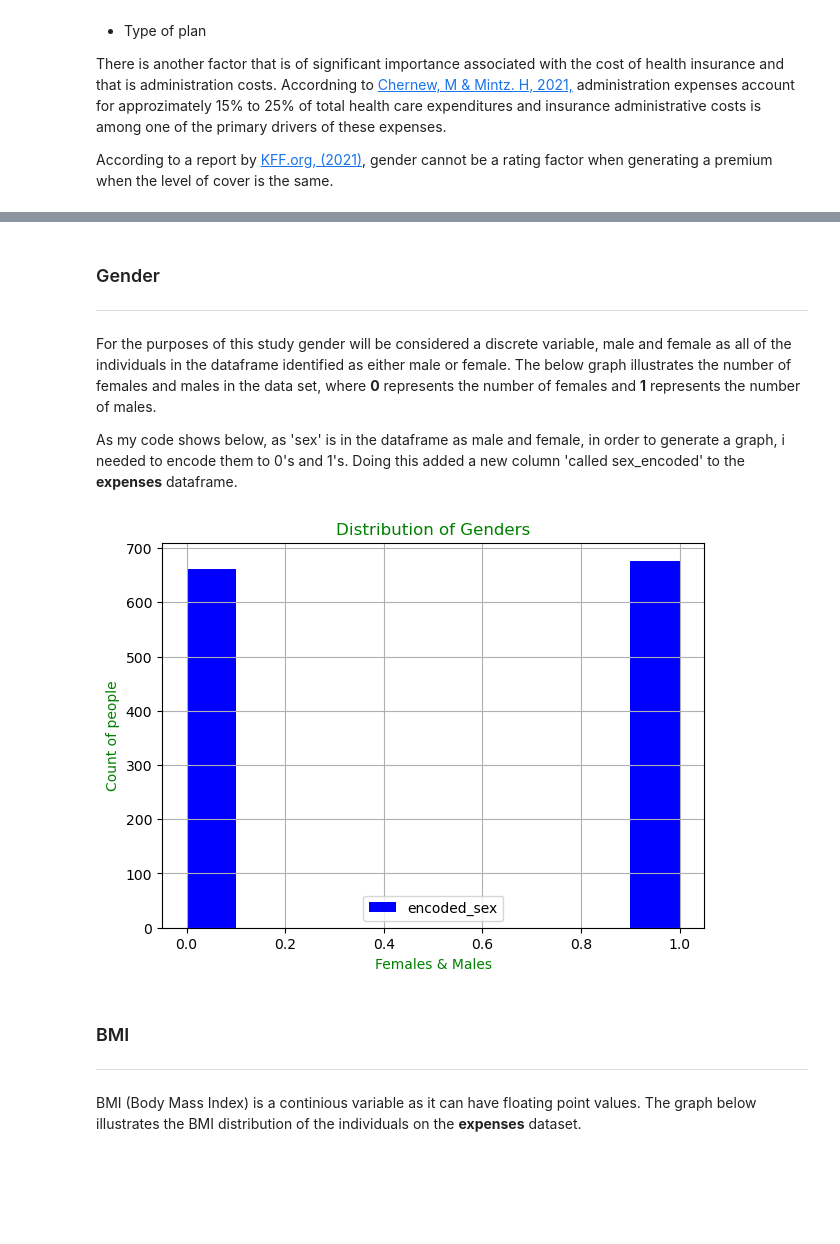
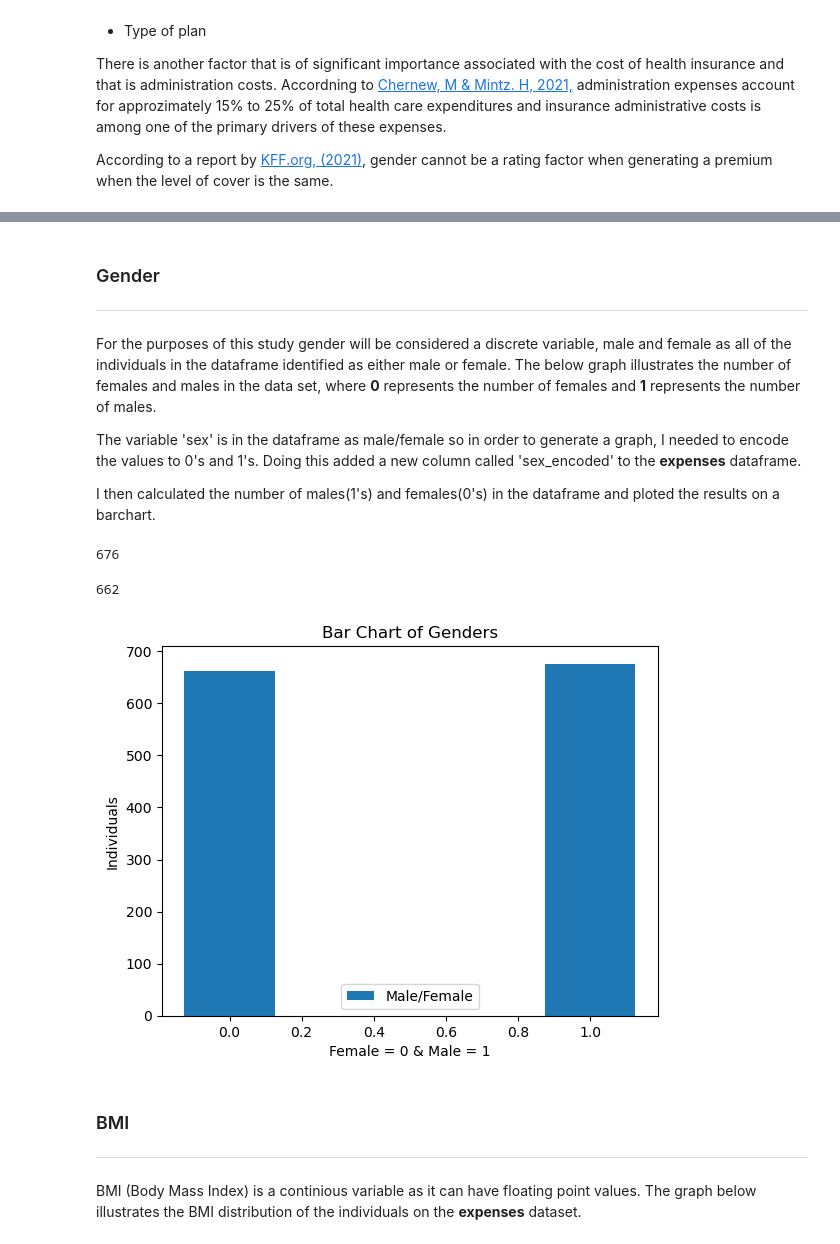
Before and after one commit to OCorry/Programming-for-Data-Analysis-Assessment-2022, a Jupyter notebook: Programming for Data Analysis Project 2022.ipynb, the cells around one changed output, grey strips where cells are left out. Drawn from its saved outputs; the diff is of its cells as text; code cells hidden in the pictures; blank space fills up the shorter version.

```diff
--- a/Programming for Data Analysis Project 2022.ipynb
+++ b/Programming for Data Analysis Project 2022.ipynb
@@ -137,7 +146,9 @@ plt.show()
 
 For the purposes of this study gender will be considered a discrete variable, male and female as all of the individuals in the dataframe identified as either male or female. The below graph illustrates the number of females and males in the data set, where **0** represents the number of females and **1** represents the number of males.
 
-As my code shows below, as 'sex' is in the dataframe as male and female, in order to generate a graph, i needed to encode them to 0's and 1's. Doing this added a new column 'called sex_encoded' to the **expenses** dataframe.
+The variable 'sex' is in the dataframe as male/female so in order to generate a graph, I needed to encode the values to 0's and 1's. Doing this added a new column called 'sex_encoded' to the **expenses** dataframe.
+
+I then calculated the number of males(1's) and females(0's) in the dataframe and ploted the results on a barchart.
 # %%
 # As gender is not in numerical form in the dataset I need to change it to numerical to generate a graph
 from sklearn.preprocessing import LabelEncoder
@@ -150,11 +165,33 @@ sex_encoded = le.fit_transform(df['sex'])
+# %%
+#converting 'sex_encoded column to a numpy array'
+s_array = df[["sex_encoded"]].to_numpy()
+arr2 = s_array
+#https://stackoverflow.com/questions/31789160/convert-select-columns-in-pandas-dataframe-to-numpy-array
+#counting the number of '1s' (males) in the array
+males = np.count_nonzero(arr2)
+males
+#https://btechgeeks.com/python-count-number-of-true-elements-in-numpy-array-in-python/
+# %% [output]
+676
+# %%
+# counting the number of '0s'(Females in the array)
+females = len(df)-males
+females
+# %% [output]
+662
 # %%
-ax = df.hist(column = "encoded_sex", color = "blue", legend = "true", figsize =(7,5))
-plt.title("Distribution of Genders", color = "green")
-plt.xlabel("Females & Males", color = "green")
-plt.ylabel("Count of people", color ="green")
+#Plotting the data
+x = [0, 1]
+y = [662,676]
+plt.bar(x, y, label = 'Male/Female', width = .25)
+plt.title('Bar Chart of Genders')
+plt.xlabel('Female = 0 & Male = 1')
+plt.ylabel('Individuals')
+plt.legend()
 plt.show()
+#ttps://www.geeksforgeeks.org/graph-plotting-in-python-set-1/
 # %% [output]
-[figure, old version]
+[figure, new version]
 # %% [markdown]
 ### BMI
 ***
```
Also changed, not shown: parts of 25 cells of this notebook.
